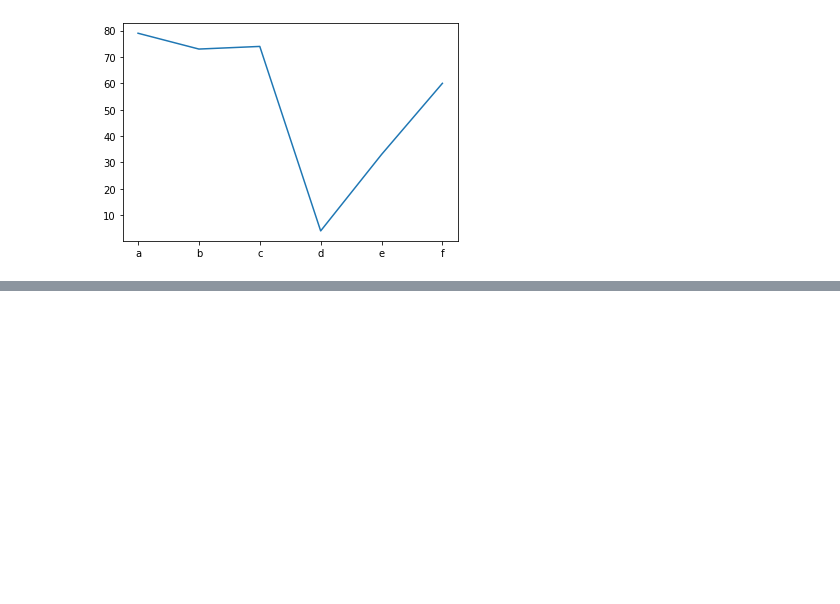
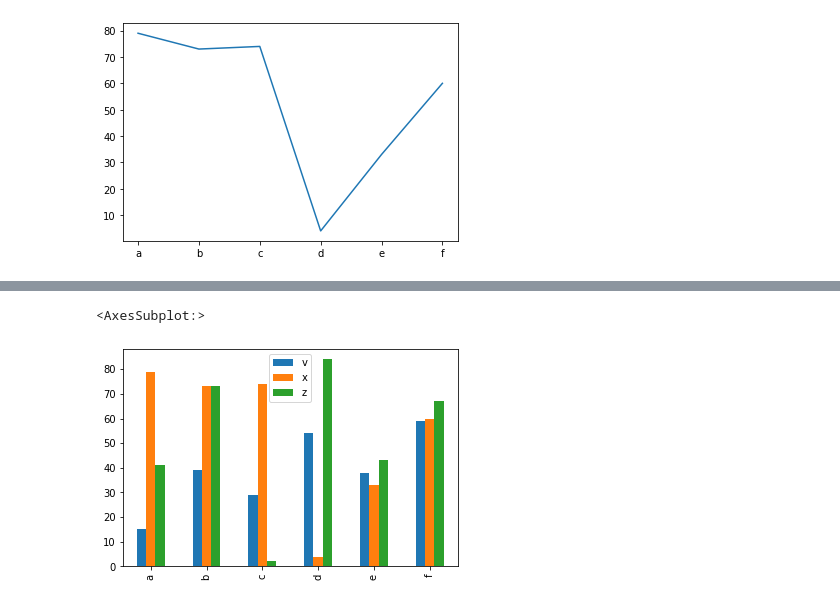
Before and after one commit to ramlaxman/cisco-2020-oct-14-plotting, a Jupyter notebook: Cisco 2020 October 14 — Pandas plotting.ipynb, the cells around one changed output, grey strips where cells are left out. Cells and saved outputs as stored; diff of their text form; code cells hidden in the pictures; blank space fills up the shorter version.

```diff
--- a/Cisco 2020 October 14 — Pandas plotting.ipynb
+++ b/Cisco 2020 October 14 — Pandas plotting.ipynb
@@ -196,0 +217,5 @@ df['x'].plot.line()
+# %%
+df[['v', 'x', 'z']].plot.bar()
+# %% [output]
+<AxesSubplot:>
+[figure, added]
```
Also changed, not shown: parts of 3 cells of this notebook.
